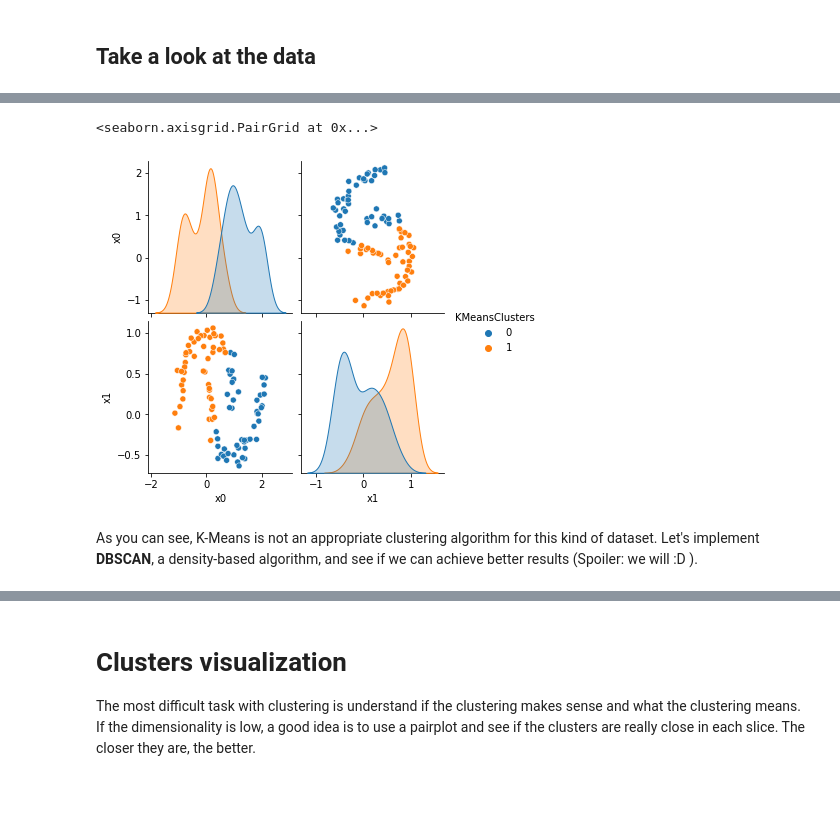
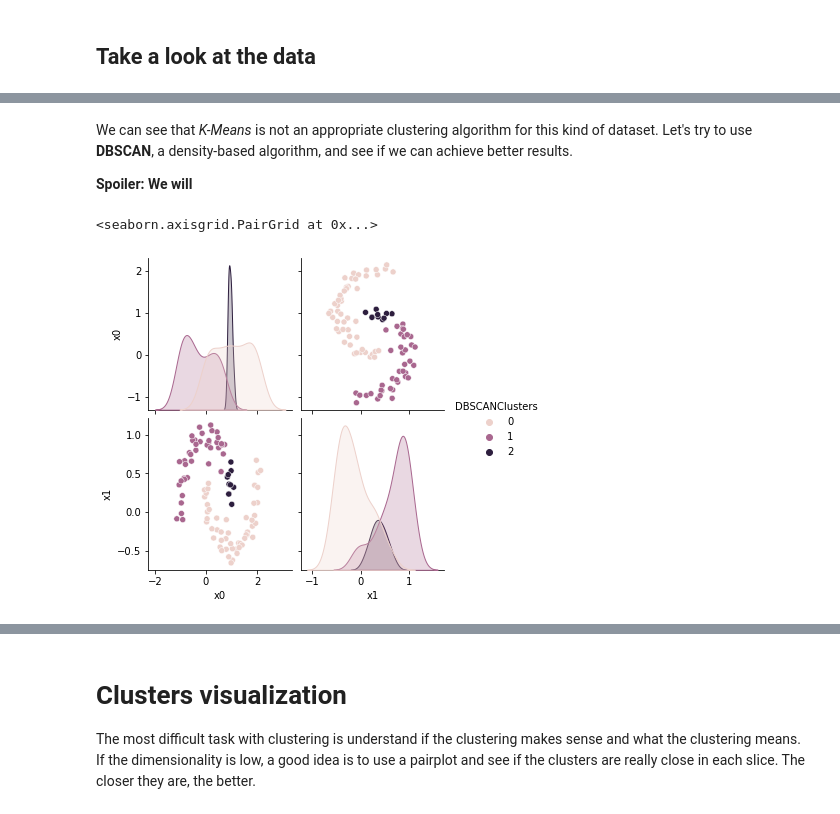
Before and after one commit to Bhik95/data-mining-exercises, a Jupyter notebook: solutions/Lab6 DBSCAN_sol.ipynb, the cells around one changed output, grey strips where cells are left out. Saved outputs shown, nothing was run; the diff lists cells and outputs as text; code cells hidden in the pictures.

```diff
--- a/solutions/Lab6 DBSCAN_sol.ipynb
+++ b/solutions/Lab6 DBSCAN_sol.ipynb
@@ -27,9 +28,10 @@ pd.options.mode.chained_assignment = None
 # %% [markdown]
 ## Take a look at the data
 # %%
-# generate 2d classification dataset
-X, y = make_moons(n_samples=100, noise=0.1)
-# scatter plot, dots colored by class value
+# generate 2d moons dataset
+X, _ = make_moons(n_samples=100, noise=0.1)
 data = pd.DataFrame(dict(x0=X[:,0], x1=X[:,1]))
 
 features = ['x0', 'x1']
+
+print(data.columns)
@@ -47,7 +55,13 @@ data['KMeansClusters'] = pd.Series(kmeans.labels_)
-# %%
-sns.pairplot(data, vars=features, hue='KMeansClusters')
-# %% [output]
-<seaborn.axisgrid.PairGrid at 0x...>
-[figure, removed]
 # %% [markdown]
-As you can see, K-Means is not an appropriate clustering algorithm for this kind of dataset. Let's implement **DBSCAN**, a density-based algorithm, and see if we can achieve better results (Spoiler: we will :D ).
+We can see that *K-Means* is not an appropriate clustering algorithm for this kind of dataset. Let's try to use **DBSCAN**, a density-based algorithm, and see if we can achieve better results.
+
+**Spoiler: We will**
+# %%
+# You might want to play around with the parameters "epsilon" and "min_samples" and see which results you can get
+DBSCANClustering = DBSCAN(eps=0.25, min_samples=3).fit(data[features])
+data['DBSCANClusters'] = pd.Series(DBSCANClustering.labels_)
+
+sns.pairplot(data, vars=features, hue='DBSCANClusters')
+# %% [output]
+<seaborn.axisgrid.PairGrid at 0x...>
+[figure, added]
```
Also changed, not shown: parts of 17 cells of this notebook.
